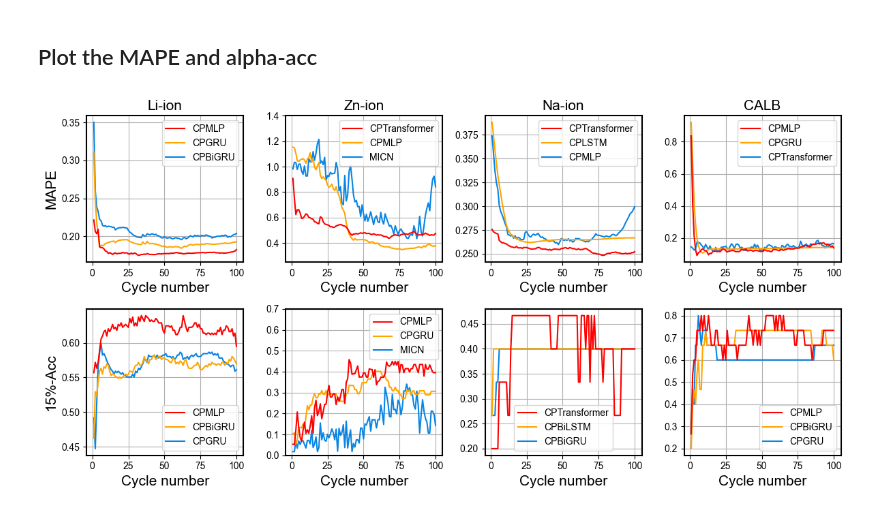
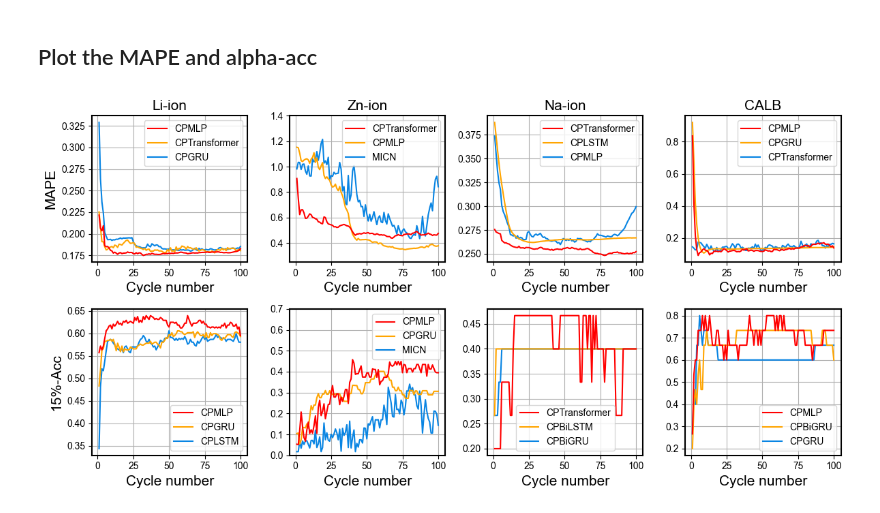
Before and after one commit to yahah100/BatteryPackLife, a Jupyter notebook: visualization/plt_error_curves.ipynb, the cells around one changed output. Drawn from its saved outputs; the diff is of its cells as text; code cells hidden in the pictures.

```diff
--- a/visualization/plt_error_curves.ipynb
+++ b/visualization/plt_error_curves.ipynb
@@ -105,7 +105,7 @@ name_mapping = {
 }
 # MAPE
 # Li
-Li_models = ['HiMLP', 'HiGRU', 'HiBiGRU']
+Li_models = ['HiMLP', 'CPTransformer', 'CPGRU']
 ax1 = plt.subplot(rows, columns, 1)
 for rank, model in enumerate(Li_models):
     label_name = name_mapping[model] if model in name_mapping else model
@@ -218,7 +218,7 @@ plt.legend()
 
 # alpha-acc
 # Li
-Li_models = ['HiMLP', 'HiBiGRU', 'HiGRU']
+Li_models = ['HiMLP', 'CPGRU', 'CPLSTM']
 ax1 = plt.subplot(rows, columns, columns+1)
 for rank, model in enumerate(Li_models):
     label_name = name_mapping[model] if model in name_mapping else model
@@ -307,31 +307,31 @@ ax3 = plt.subplot(rows, columns, columns+4)
 for rank, model in enumerate(CALB_models):
     label_name = name_mapping[model] if model in name_mapping else model
     for key, value in result_recorder_alpha_acc1.items():
         if not key.startswith(f'CALB-{model}'):
             continue
         xs = []
         means = []
         stds = []
         for tmp_key, data in value.items():
             xs.append(int(tmp_key))
             means.append(data[0])
             stds.append(data[1])
         if rank == 0:
             plt.plot(xs, means, color='red',zorder=5,label=label_name)
         elif rank == 1:
             plt.plot(xs, means, color='orange',zorder=4,label=label_name)
         elif rank == 2:
             plt.plot(xs, means, color='#0985E3',zorder=3,label=label_name)
 
 set_ax_linewidth(ax3)
 plt.xlabel('Cycle number', fontsize=15)
 # plt.title('CALB')
 plt.grid()
 plt.legend()
 
 
 fig.tight_layout()
 plt.savefig(f'../figures/error_curve.pdf')
 plt.savefig(f'../figures/error_curve.jpg',dpi=600)
 # %% [output]
-[figure, old version]
+[figure, new version]
```
Also changed, not shown: 3 other files.
